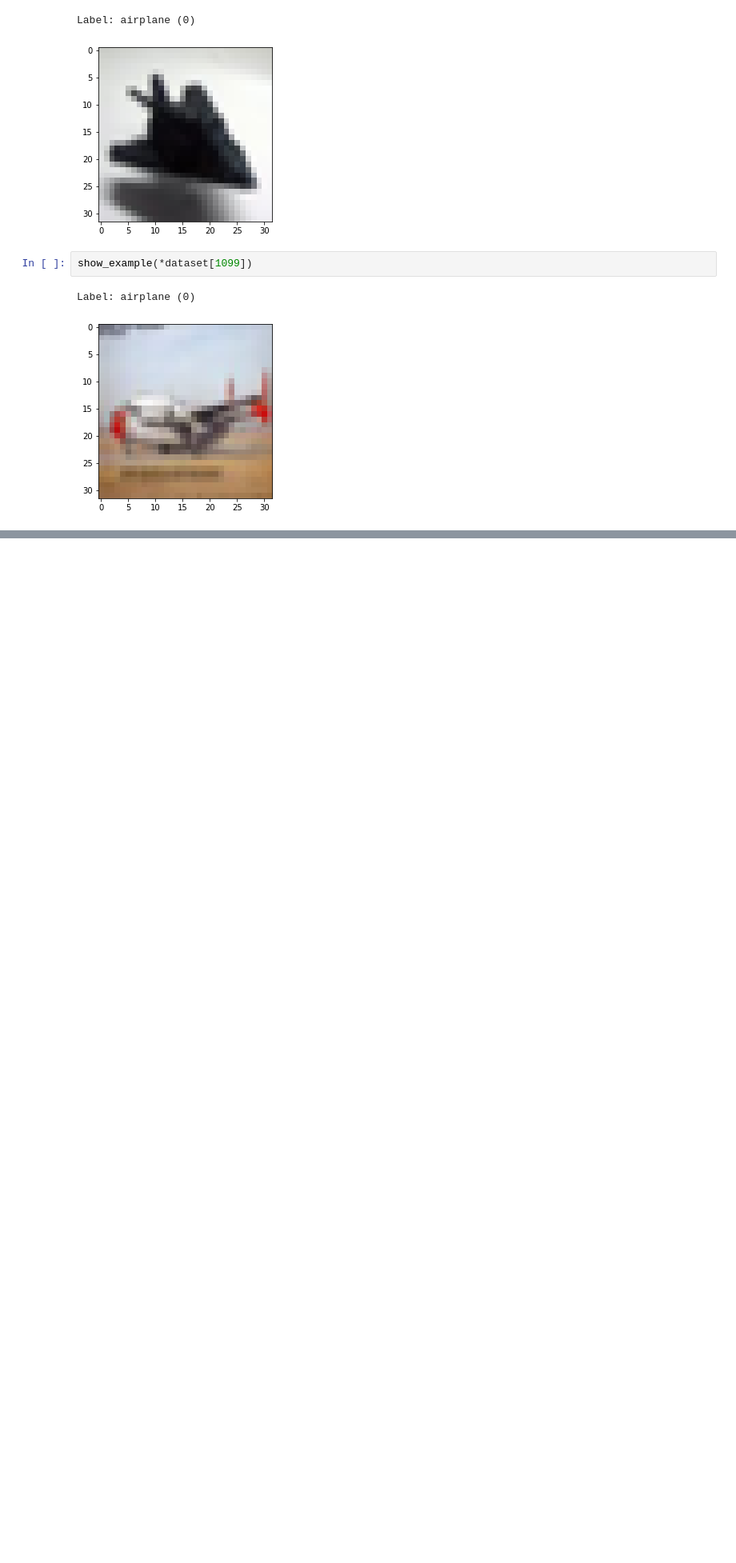
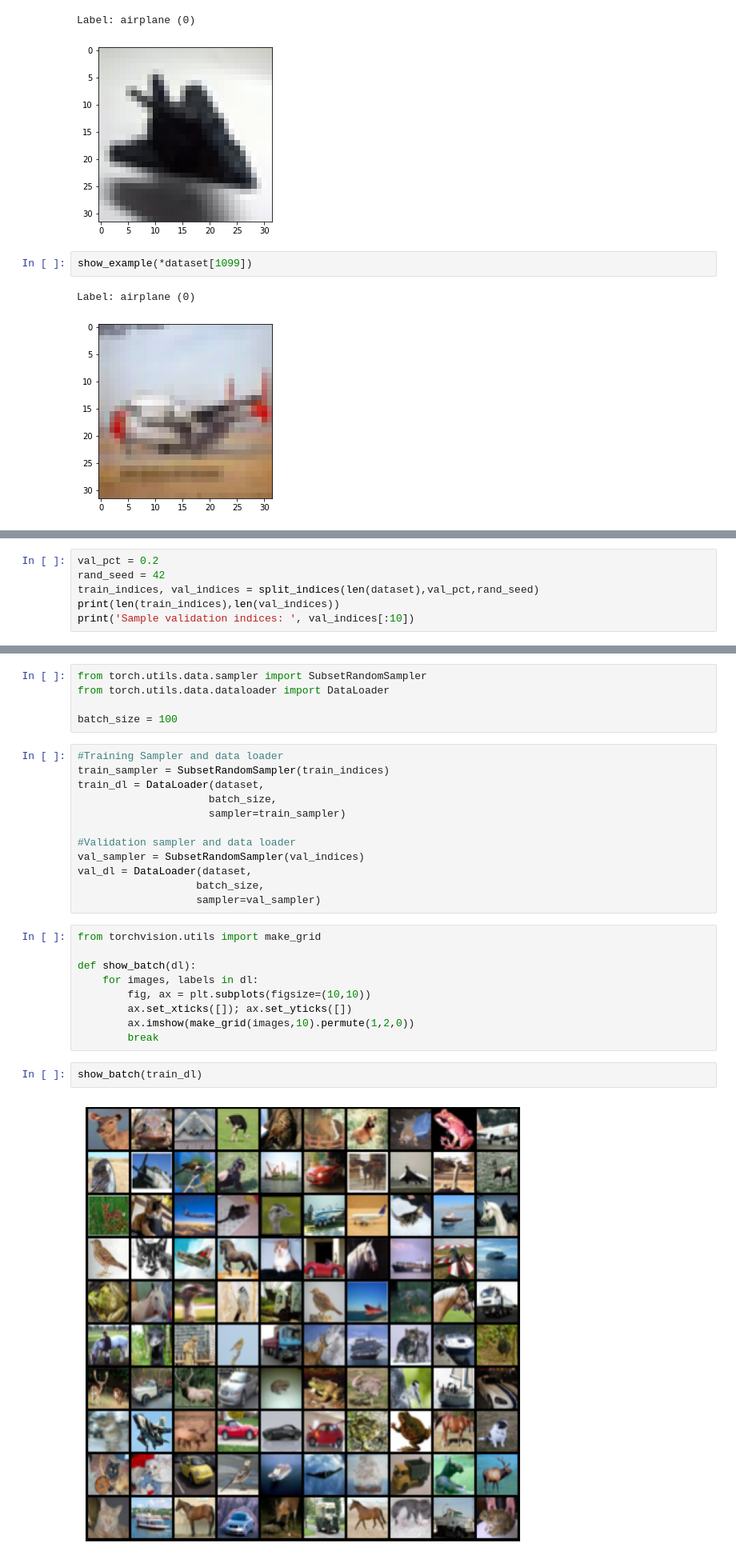
Before and after one commit to andresqb198/Pytorch, a Jupyter notebook: CNN.ipynb, the cells around one changed output, grey strips where cells are left out. Shown: that part at 80% size. Saved outputs shown, nothing was run; the diff lists cells and outputs as text; blank space fills up the shorter version.

```diff
--- a/CNN.ipynb
+++ b/CNN.ipynb
@@ -97,0 +112,6 @@ Label: airplane (0)
+# %%
+val_pct = 0.2
+rand_seed = 42
+train_indices, val_indices = split_indices(len(dataset),val_pct,rand_seed)
+print(len(train_indices),len(val_indices))
+print('Sample validation indices: ', val_indices[:10])
@@ -97,0 +121,30 @@ Label: airplane (0)
+# %%
+from torch.utils.data.sampler import SubsetRandomSampler
+from torch.utils.data.dataloader import DataLoader
+
+batch_size = 100
+# %%
+#Training Sampler and data loader
+train_sampler = SubsetRandomSampler(train_indices)
+train_dl = DataLoader(dataset,
+                     batch_size,
+                     sampler=train_sampler)
+
+#Validation sampler and data loader
+val_sampler = SubsetRandomSampler(val_indices)
+val_dl = DataLoader(dataset,
+                   batch_size,
+                   sampler=val_sampler)
+# %%
+from torchvision.utils import make_grid
+
+def show_batch(dl):
+    for images, labels in dl:
+        fig, ax = plt.subplots(figsize=(10,10))
+        ax.set_xticks([]); ax.set_yticks([])
+        ax.imshow(make_grid(images,10).permute(1,2,0))
+        break
+# %%
+show_batch(train_dl)
+# %% [output]
+[figure, added]
```
Also changed, not shown: parts of 8 cells of this notebook.
